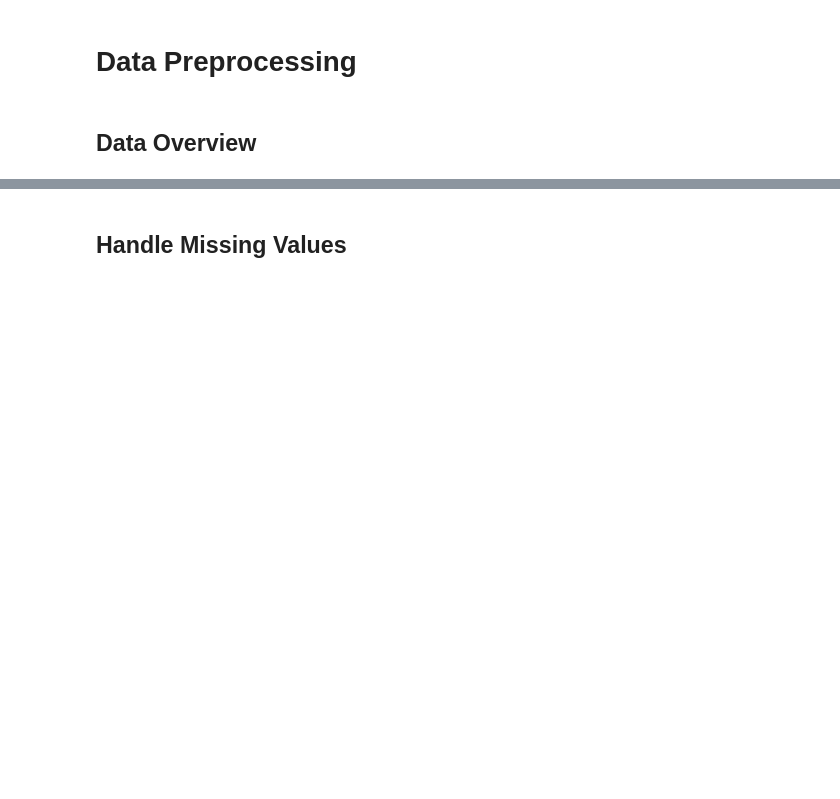
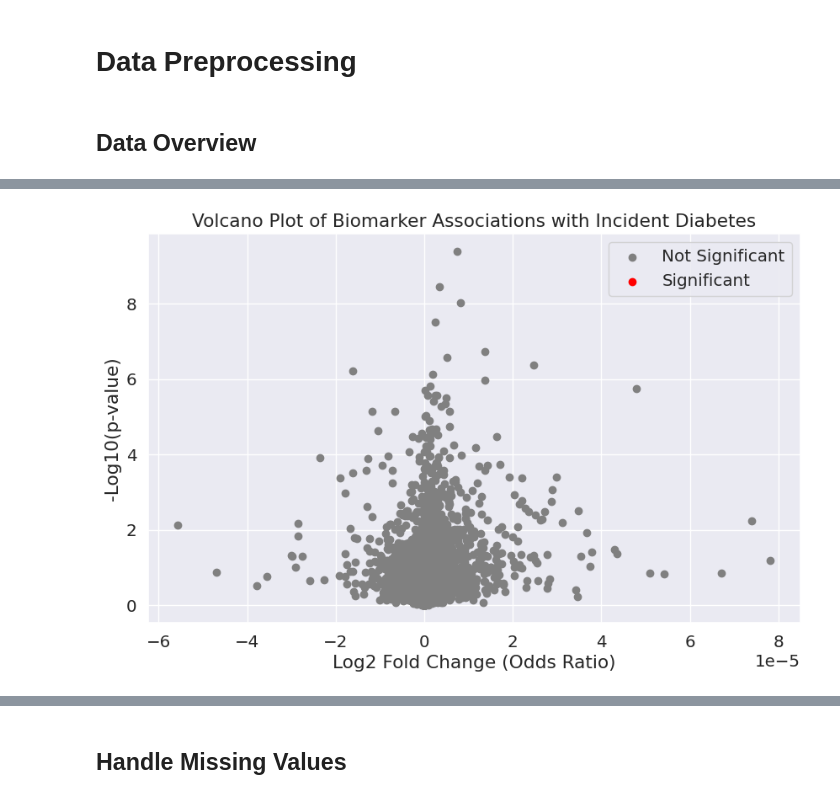
Before and after one commit to ShaunFChen/diabetes_biomarker_project, a Jupyter notebook: notebooks/diabetes_biomarker_analysis.ipynb, the cells around one changed output, grey strips where cells are left out. Cells and saved outputs as stored; diff of their text form; code cells hidden in the pictures; blank space fills up the shorter version.

```diff
--- a/notebooks/diabetes_biomarker_analysis.ipynb
+++ b/notebooks/diabetes_biomarker_analysis.ipynb
@@ -187,0 +320,40 @@ msno.heatmap(raw_df)
+# %%
+from statsmodels.stats.multitest import multipletests
+
+# Step 4: Results and Multiple Testing Correction
+results_df = pd.DataFrame(results, columns=['biomarker', 'log_odds', 'p_value'])
+
+# Apply Benjamini-Hochberg (FDR) correction instead of Bonferroni
+results_df['adjusted_p_value'] = multipletests(results_df['p_value'], method='fdr_bh')[1]
+results_df['-log10(p_value)'] = -np.log10(results_df['p_value'])
+
+# Calculate Log2 Fold Change from Log Odds
+results_df['log2FC'] = np.log2(np.exp(results_df['log_odds']))  # Approximation
+
+# Define thresholds for significance and fold change
+pval_threshold = -np.log10(0.05)  # p-value < 0.05 (after adjustment)
+fc_threshold = 1  # Log2 fold change threshold
+
+# Step 5: Volcano Plot
+plt.figure(figsize=(10, 6))
+
+# Plot non-significant points in gray
+plt.scatter(results_df['log2FC'], results_df['-log10(p_value)'], color='gray', label='Not Significant')
+
+# Highlight significant points (red) based on both p-value and fold change
+significant = results_df[(results_df['-log10(p_value)'] > pval_threshold) & (abs(results_df['log2FC']) > fc_threshold)]
+plt.scatter(significant['log2FC'], significant['-log10(p_value)'], color='red', label='Significant')
+
+# Add threshold lines for p-value and fold change
+# plt.axhline(y=pval_threshold, color='blue', linestyle='--', label='p = 0.05')
+# plt.axvline(x=fc_threshold, color='blue', linestyle='--', label='Log2FC = 1')
+# plt.axvline(x=-fc_threshold, color='blue', linestyle='--')
+
+# Add titles and labels
+plt.title('Volcano Plot of Biomarker Associations with Incident Diabetes')
+plt.xlabel('Log2 Fold Change (Odds Ratio)')
+plt.ylabel('-Log10(p-value)')
+plt.legend()
+plt.show()
+# %% [output]
+[figure, added]
```
Also changed, not shown: parts of 57 cells of this notebook.
